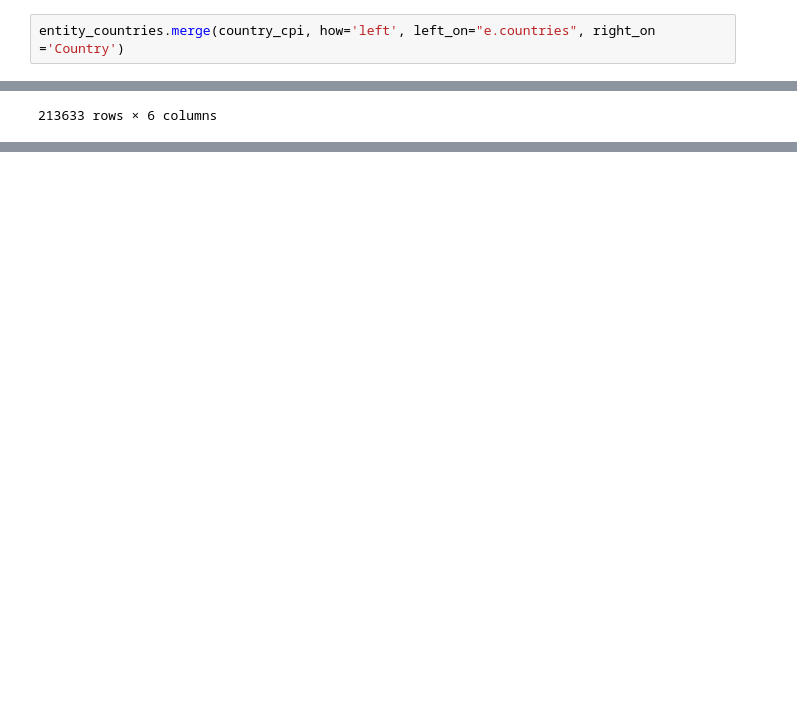
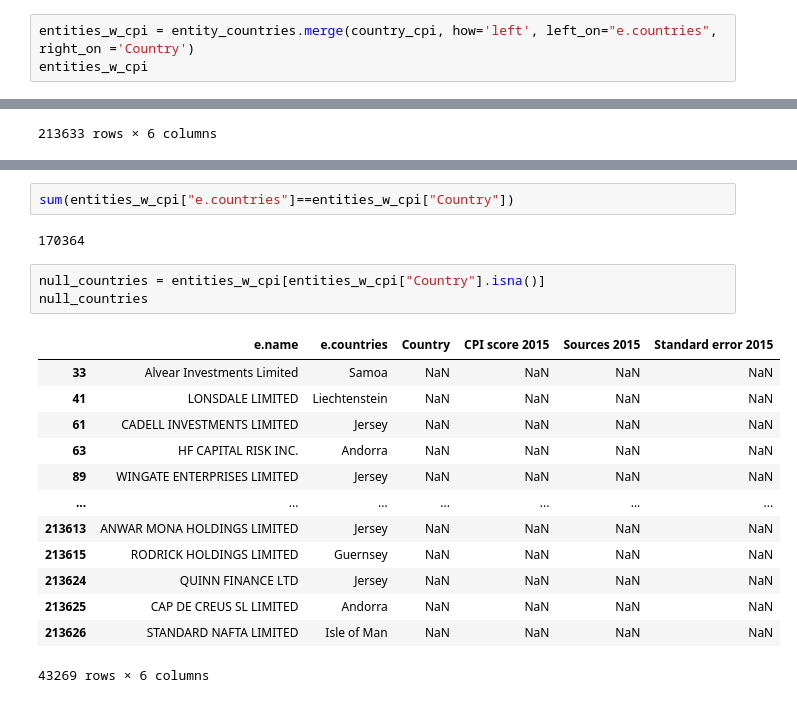
Before and after one commit to alexmak001/Panama-Papers, a Jupyter notebook: prabina.ipynb, the cells around one changed output, grey strips where cells are left out. Drawn from its saved outputs; the diff is of its cells as text; blank space fills up the shorter version.

Commit message:
added null

```diff
--- a/prabina.ipynb
+++ b/prabina.ipynb
@@ -187,7 +187,8 @@ country_cpi
 | 179 | South Sudan | 15 | 3 | 1.45 |
 180 rows × 4 columns
 # %%
-entity_countries.merge(country_cpi, how='left', left_on="e.countries", right_on ='Country')
+entities_w_cpi = entity_countries.merge(country_cpi, how='left', left_on="e.countries", right_on ='Country')
+entities_w_cpi
 # %% [output]
 |  | e.name | e.countries | Country | CPI score 2015 | Sources 2015 | Standard error 2015 |
 | 0 | TIANSHENG INDUSTRY AND TRADING CO... | Hong Kong | Hong Kong | 75.0 | 7.0 | 2.48 |
@@ -204,0 +216,21 @@ entity_countries.merge(country_cpi, how='left', left_on="e.countries", right_on
+# %%
+sum(entities_w_cpi["e.countries"]==entities_w_cpi["Country"])
+# %% [output]
+170364
+# %%
+null_countries = entities_w_cpi[entities_w_cpi["Country"].isna()]
+null_countries
+# %% [output]
+|  | e.name | e.countries | Country | CPI score 2015 | Sources 2015 | Standard error 2015 |
+| 33 | Alvear Investments Limited | Samoa | NaN | NaN | NaN | NaN |
+| 41 | LONSDALE LIMITED | Liechtenstein | NaN | NaN | NaN | NaN |
+| 61 | CADELL INVESTMENTS LIMITED | Jersey | NaN | NaN | NaN | NaN |
+| 63 | HF CAPITAL RISK INC. | Andorra | NaN | NaN | NaN | NaN |
+| 89 | WINGATE ENTERPRISES LIMITED | Jersey | NaN | NaN | NaN | NaN |
+| ... | ... | ... | ... | ... | ... | ... |
+| 213613 | ANWAR MONA HOLDINGS LIMITED | Jersey | NaN | NaN | NaN | NaN |
+| 213615 | RODRICK HOLDINGS LIMITED | Guernsey | NaN | NaN | NaN | NaN |
+| 213624 | QUINN FINANCE LTD | Jersey | NaN | NaN | NaN | NaN |
+| 213625 | CAP DE CREUS SL LIMITED | Andorra | NaN | NaN | NaN | NaN |
+| 213626 | STANDARD NAFTA LIMITED | Isle of Man | NaN | NaN | NaN | NaN |
+43269 rows × 6 columns
```
Also changed, not shown: parts of 1 cell of this notebook, 1 other file.
